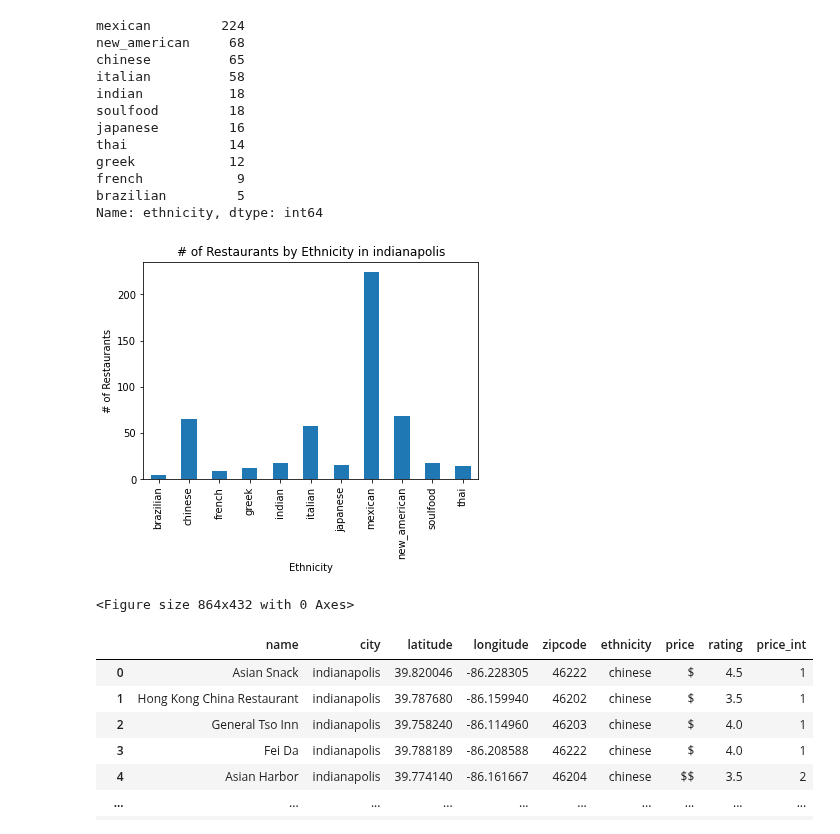
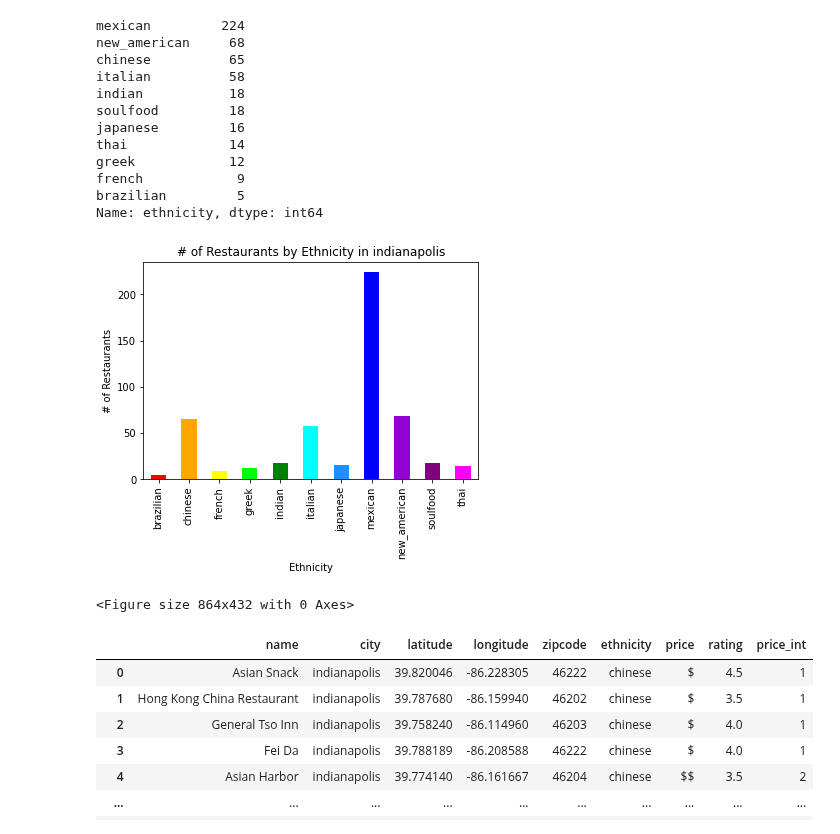
Before and after one commit to DPintacasi/teamcobra_project1, a Jupyter notebook: Scripts/city_visualizations.ipynb, the cells around one changed output. Cells and saved outputs as stored; diff of their text form; code cells hidden in the pictures.

```diff
--- a/Scripts/city_visualizations.ipynb
+++ b/Scripts/city_visualizations.ipynb
@@ -35,5 +34,7 @@ dallas_yelp
 # %%
 dallas_ethnicity_sums = dallas_yelp["ethnicity"].value_counts()
+# %%
+ethnicity_colors=['red', 'orange', 'yellow', 'lime', 'green', 'cyan', 'dodgerblue', 'blue', 'darkviolet', 'purple', 'magenta']
 # %%
 ethnic_groups = dallas_yelp.groupby("ethnicity")
 ethnic_counts = ethnic_groups['ethnicity'].count()
@@ -324,16 +370,16 @@ Name: ethnicity, dtype: int64
 # %%
 indy_ethnic_groups = indianapolis_yelp.groupby("ethnicity")
 indy_ethnic_counts = indy_ethnic_groups['ethnicity'].count()
-indianapolis_ethnic_bar = indy_ethnic_counts.plot(kind='bar')
+indianapolis_ethnic_bar = indy_ethnic_counts.plot(kind='bar', color=ethnicity_colors)
 indianapolis_ethnic_bar.set_title("# of Restaurants by Ethnicity in indianapolis")
 indianapolis_ethnic_bar.set_xlabel("Ethnicity")
 indianapolis_ethnic_bar.set_ylabel("# of Restaurants")
-# #plt.savefig("./Output/indianapolisYelpBar.png")
+plt.savefig("./Output/Charts/IndianapolisYelpBar.png")
 plt.figure(figsize=(12,6))
 plt.tight_layout()
 plt.show()
 # %% [output]
-[figure, old version]
+[figure, new version]
 <Figure size 864x432 with 0 Axes>
 # %%
 indy_price_df = pd.DataFrame(indianapolis_yelp.dropna(subset=['price']))
```
Also changed, not shown: parts of 43 cells of this notebook.
